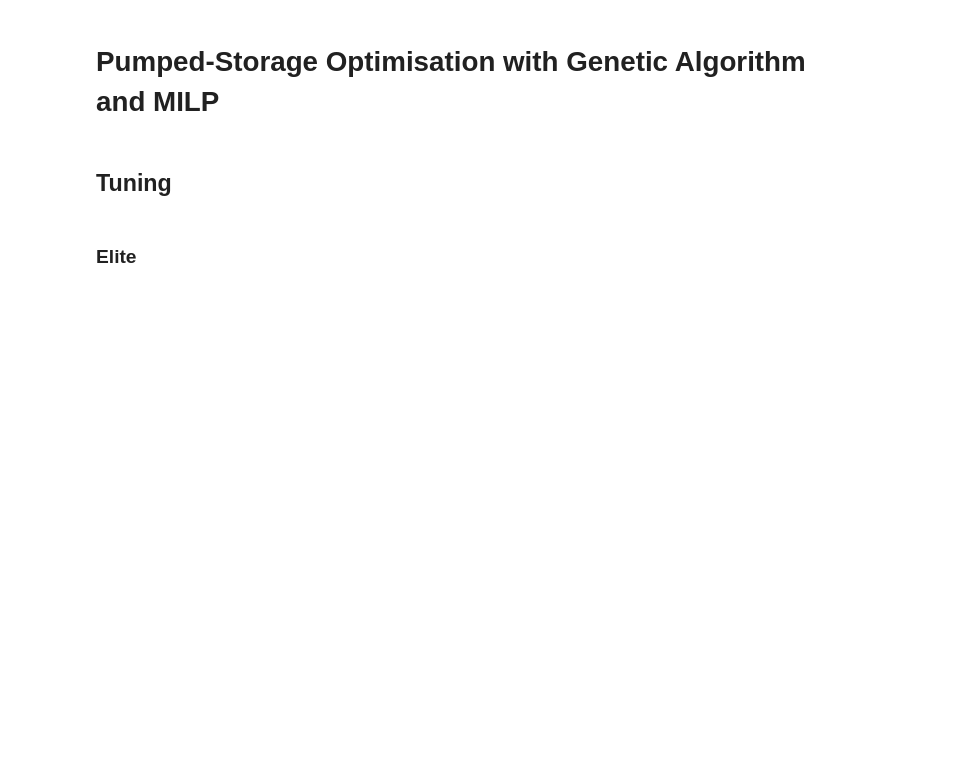
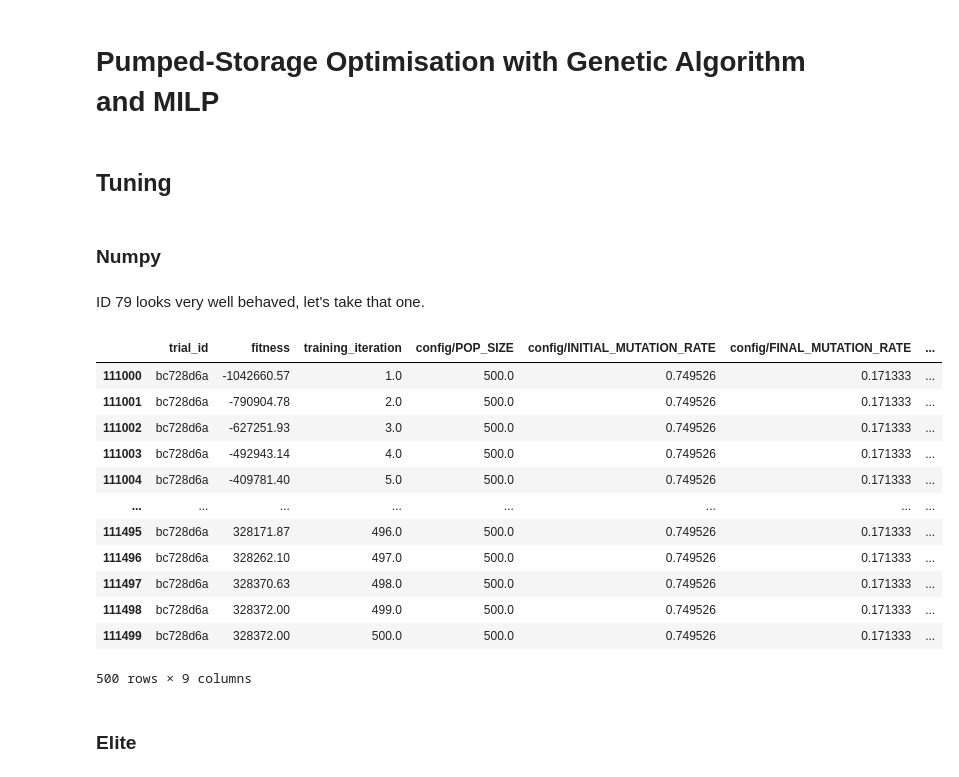
Before and after one commit to MathiasSteilen/genetic-algorithm-pumped-hydropower, a Jupyter notebook: 05 - Part 1 Deterministic Actions/Actions Visualisations.ipynb, the cells around one changed output. Drawn from its saved outputs; the diff is of its cells as text; code cells hidden in the pictures; blank space fills up the shorter version.

Commit message:
numpy tuning results

```diff
--- a/05 - Part 1 Deterministic Actions/Actions Visualisations.ipynb
+++ b/05 - Part 1 Deterministic Actions/Actions Visualisations.ipynb
@@ -32,3 +32,12 @@ pn.theme_set(
 %load_ext blackcellmagic
 # %% [markdown]
 ## Tuning
+# %% [markdown]
+### Numpy
+# %%
+tuning_history = pd.read_csv("./Tuning Results/202404130908_GA_Elite_numpy.csv")
+
+# Only keep the top combinations
+num_best = 10
+top_combinations = tuning_history.groupby("trial_id").last().reset_index().sort_values("fitness", ascending=False).head(num_best)["trial_id"].to_list()
+tuning_history_top = tuning_history.query("trial_id in @top_combinations")
@@ -35,3 +52,21 @@ pn.theme_set(
+# %% [markdown]
+ID 79 looks very well behaved, let's take that one.
+# %%
+tuning_history.query("trial_id == 'bc728d6a'")
+# %% [output]
+|  | trial_id | fitness | training_iteration | config/POP_SIZE | config/INITIAL_MUTATION_RATE | config/FINAL_MUTATION_RATE | ... |
+| 111000 | bc728d6a | -1042660.57 | 1.0 | 500.0 | 0.749526 | 0.171333 | ... |
+| 111001 | bc728d6a | -790904.78 | 2.0 | 500.0 | 0.749526 | 0.171333 | ... |
+| 111002 | bc728d6a | -627251.93 | 3.0 | 500.0 | 0.749526 | 0.171333 | ... |
+| 111003 | bc728d6a | -492943.14 | 4.0 | 500.0 | 0.749526 | 0.171333 | ... |
+| 111004 | bc728d6a | -409781.40 | 5.0 | 500.0 | 0.749526 | 0.171333 | ... |
+| ... | ... | ... | ... | ... | ... | ... | ... |
+| 111495 | bc728d6a | 328171.87 | 496.0 | 500.0 | 0.749526 | 0.171333 | ... |
+| 111496 | bc728d6a | 328262.10 | 497.0 | 500.0 | 0.749526 | 0.171333 | ... |
+| 111497 | bc728d6a | 328370.63 | 498.0 | 500.0 | 0.749526 | 0.171333 | ... |
+| 111498 | bc728d6a | 328372.00 | 499.0 | 500.0 | 0.749526 | 0.171333 | ... |
+| 111499 | bc728d6a | 328372.00 | 500.0 | 500.0 | 0.749526 | 0.171333 | ... |
+500 rows × 9 columns
 # %% [markdown]
 ### Elite
 # %%
```
Also changed, not shown: parts of 1 cell of this notebook, 2 other files.
